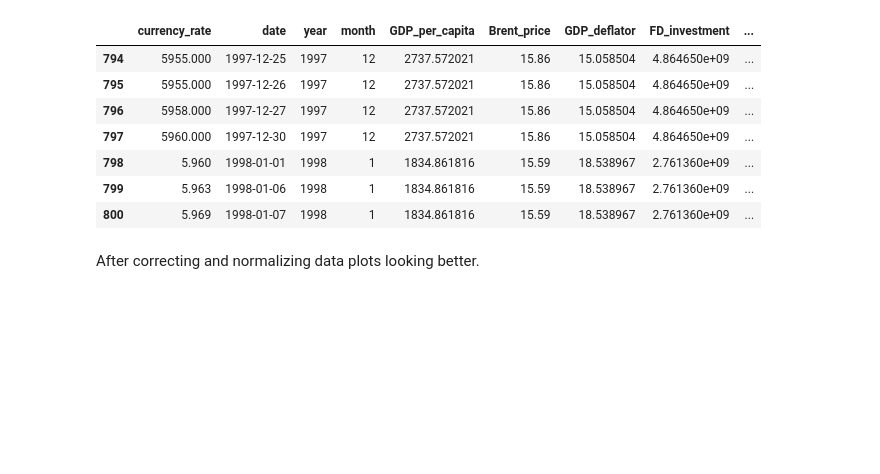
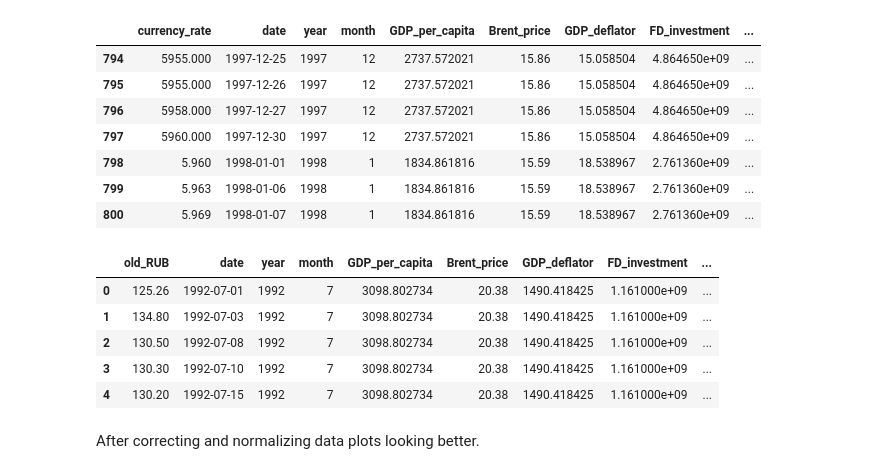
Before and after one commit to ZlataSparrow/Ruble_Volatility_Prediction, a Jupyter notebook: notebook/02_Exploratory_Data_Analysis.ipynb, the cells around one changed output. Saved outputs shown, nothing was run; the diff lists cells and outputs as text; code cells hidden in the pictures; blank space fills up the shorter version.

```diff
--- a/notebook/02_Exploratory_Data_Analysis.ipynb
+++ b/notebook/02_Exploratory_Data_Analysis.ipynb
@@ -355,6 +355,16 @@ data[(data["date"] >= "1997-12-25") & (data["date"] <= "1998-01-08")]
 | 798 | 5.960 | 1998-01-01 | 1998 | 1 | 1834.861816 | 15.59 | 18.538967 | 2.761360e+09 | ... |
 | 799 | 5.963 | 1998-01-06 | 1998 | 1 | 1834.861816 | 15.59 | 18.538967 | 2.761360e+09 | ... |
 | 800 | 5.969 | 1998-01-07 | 1998 | 1 | 1834.861816 | 15.59 | 18.538967 | 2.761360e+09 | ... |
+# %%
+data = data.rename(columns={"currency_rate": "old_RUB"})
+data.head()
+# %% [output]
+|  | old_RUB | date | year | month | GDP_per_capita | Brent_price | GDP_deflator | FD_investment | ... |
+| 0 | 125.26 | 1992-07-01 | 1992 | 7 | 3098.802734 | 20.38 | 1490.418425 | 1.161000e+09 | ... |
+| 1 | 134.80 | 1992-07-03 | 1992 | 7 | 3098.802734 | 20.38 | 1490.418425 | 1.161000e+09 | ... |
+| 2 | 130.50 | 1992-07-08 | 1992 | 7 | 3098.802734 | 20.38 | 1490.418425 | 1.161000e+09 | ... |
+| 3 | 130.30 | 1992-07-10 | 1992 | 7 | 3098.802734 | 20.38 | 1490.418425 | 1.161000e+09 | ... |
+| 4 | 130.20 | 1992-07-15 | 1992 | 7 | 3098.802734 | 20.38 | 1490.418425 | 1.161000e+09 | ... |
 # %% [markdown]
 After correcting and normalizing data plots looking better.
 # %%
```
Also changed, not shown: parts of 9 cells of this notebook, 5 other files.
